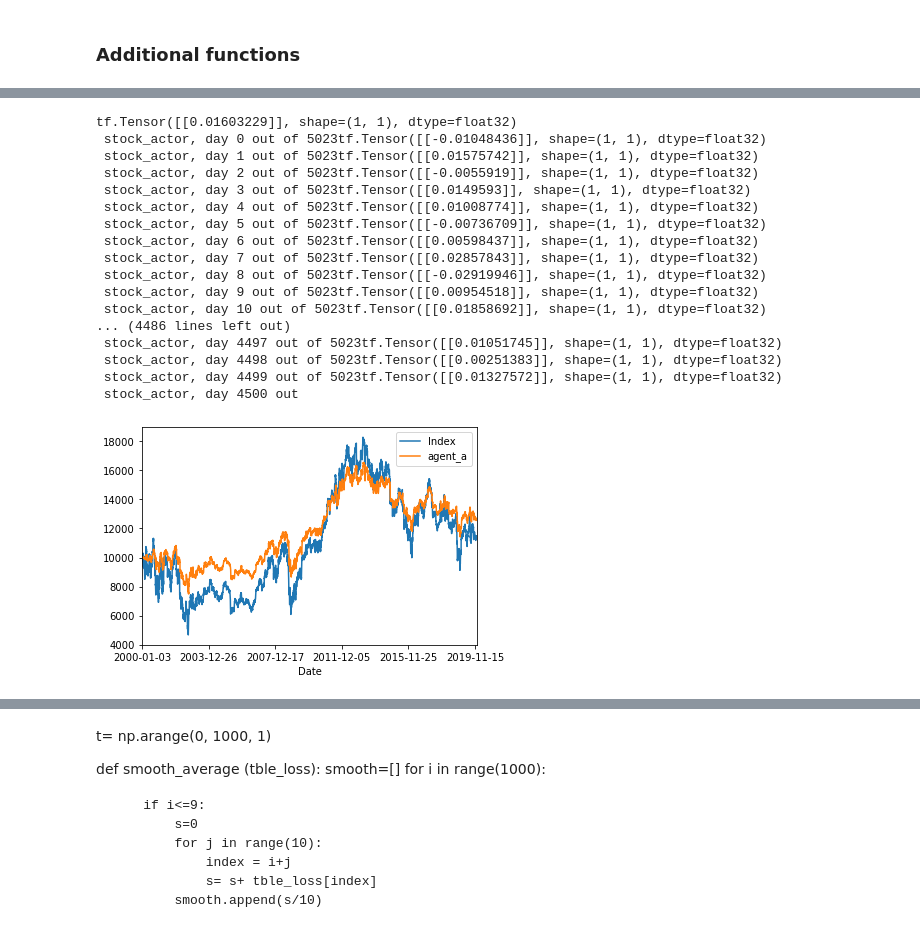
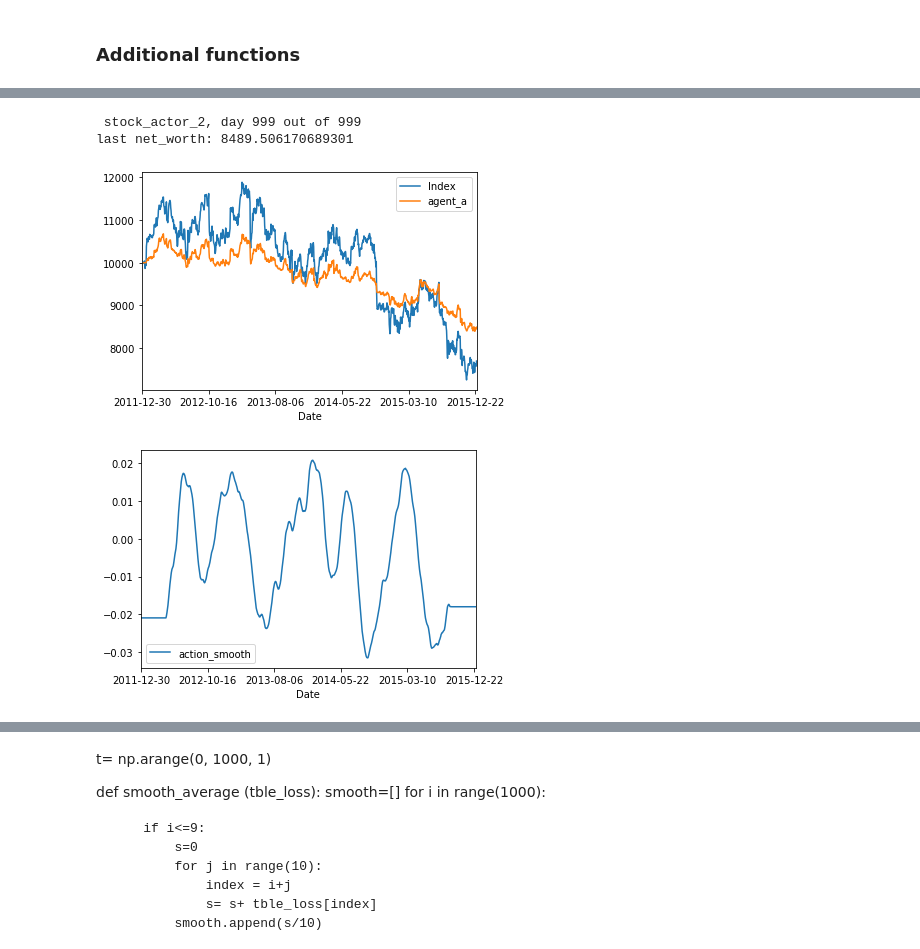
Before and after one commit to AceZz/P3A-Deep-Reinforcement-Learning, a Jupyter notebook: Stock-Trading-Environment/maintest.ipynb, the cells around one changed output, grey strips where cells are left out. Drawn from its saved outputs; the diff is of its cells as text; code cells hidden in the pictures.

Commit message:
continuing tests

```diff
--- a/Stock-Trading-Environment/maintest.ipynb
+++ b/Stock-Trading-Environment/maintest.ipynb
@@ -20,13 +20,6 @@ df = df.sort_values('Date')
 
 # The algorithms require a vectorized environment to run
 env = StockTradingEnv(df)
-
-base_action = np.array([0,0.5])
-
-obs = env.reset()
-for i in range(5):
-    action, _states = (base_action, None)
-    obs, rewards, done, info = env.step(action)
 # %% [markdown]
 mod = MyModel(32, (1,4), (1,1))
 
@@ -228,0 +201,6 @@ done
+# %%
+agent_a ,D,table_loss_a,table_actions_explored_a = DDPG(50,100,1e-1,1e-3,0,0.05)
+agent_b ,D,table_loss_b,table_actions_explored_b = DDPG(50,100,1e-1,1e-3,1,0.05)  #agent the act network
+agent_c ,D,table_loss_c,table_actions_explored_c = DDPG(50,100,1e-1,1e-3,1,0.1)
+agent_d ,D,table_loss_d,table_actions_explored_d = DDPG(50,100,1e-1,1e-3,1,0.5)
+agents = [agent_a,agent_b,agent_c,agent_d]
@@ -242,22 +243,21 @@ plt.show()
 # %%
-df_results = pd.DataFrame(columns=['Date','Index', 'agent_a', 'agent_b', 'agent_c'], index=df.index)
+df = pd.read_csv('./data/IBM_val.csv')
+df = df.sort_values('Date')
+env = StockTradingEnv(df)
+
+df_results = pd.DataFrame(columns=['Date','Index','agent_a','agent_b','agent_c','agent_d','action','action_smooth'], index=df.index)
 df_results['Date'] = df['Date']
 
-actions = np.arange(-1,1,5*10e-4)
-
-
+table_actions = []
 # Compute the Index value
 for i in range(len(df.loc[:, 'Open'].values) - 6):
     df_results.loc[i+5, "Index"] = df.loc[i+5, "Close"] * env.initial_account_balance / df.loc[5, "Close"] # i + 5 bec
 
 
 
-
 # Compute the Agents' net_worth
 for Agent in agents:
-    df_test = pd.read_csv('./data/IBM_test.csv')
-    df_test = df.sort_values('Date')
-    env = StockTradingEnv(df_test)
+
     observation = env.reset_to_day_one().astype('float32')
     observation = np.expand_dims(observation,axis=0)
     observation = np.expand_dims(observation,axis=0)
@@ -265,39 +265,32 @@ for Agent in agents:
 
     for i in range(len(df.loc[:, 'Open'].values) - 6):
         action = Agent(observation)
-        print(action)
         action = tf.squeeze(action)
+        df_results.loc[i+5,'action'] = action.numpy()
+        table_actions.append(action.numpy())
+        #df_results.loc[i+5,'action_smooth'] = 0.8*df_results.loc[i+4,'action_smooth']+0.2*df_results.loc[i+5,'action']
+        #print(action)
         action = D.convert_action(action)
 
         observation, reward, done, _ = env.step(action)
         observation = np.expand_dims(observation,axis=0)
         observation = np.expand_dims(observation,axis=0)
         observation = tf.convert_to_tensor(observation)
-        df_results.loc[i+5, "agent_a"] = env.net_worth
+        df_results.loc[i+5, "{}".format(Agent)] = env.net_worth  #"agent_a"
 
         print("\r {}, day {} out of {}".format(Agent.name, i, len(df.loc[:, 'Open'].values) - 7), end = "")
     print("")
 
     print("last net_worth: {}".format(env.net_worth))
 # %% [output]
-tf.Tensor([[0.01603229]], shape=(1, 1), dtype=float32)
- stock_actor, day 0 out of 5023tf.Tensor([[-0.01048436]], shape=(1, 1), dtype=float32)
- stock_actor, day 1 out of 5023tf.Tensor([[0.01575742]], shape=(1, 1), dtype=float32)
- stock_actor, day 2 out of 5023tf.Tensor([[-0.0055919]], shape=(1, 1), dtype=float32)
- stock_actor, day 3 out of 5023tf.Tensor([[0.0149593]], shape=(1, 1), dtype=float32)
- stock_actor, day 4 out of 5023tf.Tensor([[0.01008774]], shape=(1, 1), dtype=float32)
- stock_actor, day 5 out of 5023tf.Tensor([[-0.00736709]], shape=(1, 1), dtype=float32)
- stock_actor, day 6 out of 5023tf.Tensor([[0.00598437]], shape=(1, 1), dtype=float32)
- stock_actor, day 7 out of 5023tf.Tensor([[0.02857843]], shape=(1, 1), dtype=float32)
- stock_actor, day 8 out of 5023tf.Tensor([[-0.02919946]], shape=(1, 1), dtype=float32)
- stock_actor, day 9 out of 5023tf.Tensor([[0.00954518]], shape=(1, 1), dtype=float32)
- stock_actor, day 10 out of 5023tf.Tensor([[0.01858692]], shape=(1, 1), dtype=float32)
-... (4486 lines left out)
- stock_actor, day 4497 out of 5023tf.Tensor([[0.01051745]], shape=(1, 1), dtype=float32)
- stock_actor, day 4498 out of 5023tf.Tensor([[0.00251383]], shape=(1, 1), dtype=float32)
- stock_actor, day 4499 out of 5023tf.Tensor([[0.01327572]], shape=(1, 1), dtype=float32)
- stock_actor, day 4500 out
+ stock_actor_2, day 999 out of 999
+last net_worth: 8489.506170689301
 # %%
 fig = df_results.plot(x="Date", y=["Index","agent_a"]).get_figure()
+
+df_results['action_smooth'] = smoothTriangle(df_results["action"], 50)
+#df_results['action_smooth'] = df_results["action"].rolling(window=100).mean()
+fig2 = df_results.plot(x="Date", y=["action_smooth"]).get_figure()
 # %% [output]
-[figure, old version]
+[figure, new version]
+[figure, added]
```
Also changed, not shown: parts of 14 cells of this notebook, 1 other file.
